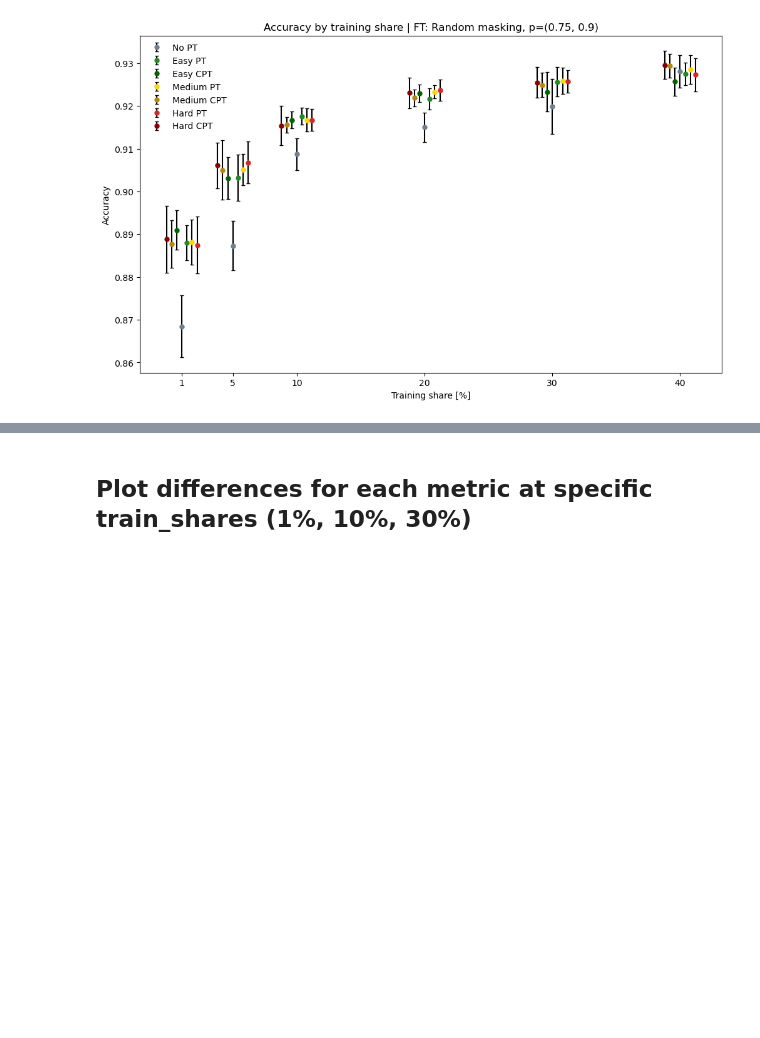
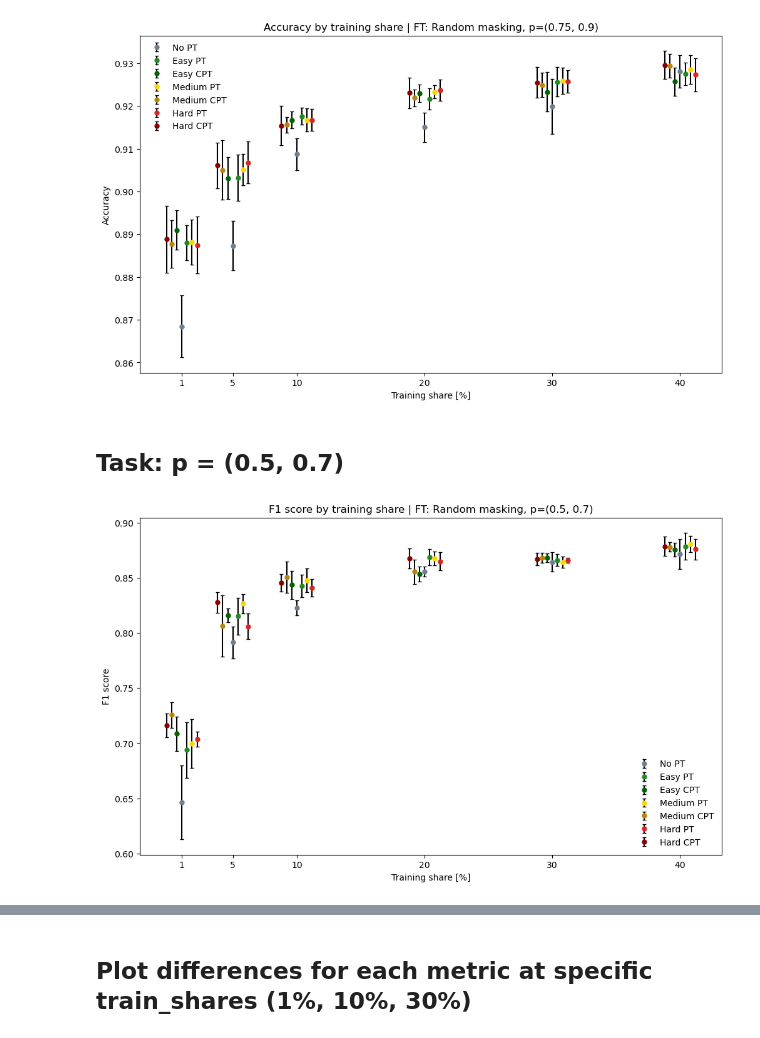
Before and after one commit to jespeols/ARFusion, a Jupyter notebook: CV_analysis.ipynb, the cells around one changed output, grey strips where cells are left out. Cells and saved outputs as stored; diff of their text form; code cells hidden in the pictures; blank space fills up the shorter version.

```diff
--- a/CV_analysis.ipynb
+++ b/CV_analysis.ipynb
@@ -1096,3 +1121,40 @@ plt.savefig(savepath, bbox_inches='tight', dpi=300, transparent=True)
 plt.show()
 # %% [output]
 [figure]
+# %% [markdown]
+## Task: p = (0.5, 0.7)
+# %%
+df_CV_noPT = load_and_create_train_share_df('No PT', '0.5_0.7')
+df_CV_easyPT = load_and_create_train_share_df('Easy PT', '0.5_0.7')
+df_CV_easyCPT = load_and_create_train_share_df('Easy CPT', '0.5_0.7')
+df_CV_mediumPT = load_and_create_train_share_df('Medium PT', '0.5_0.7')
+df_CV_mediumCPT = load_and_create_train_share_df('Medium CPT', '0.5_0.7')
+df_CV_hardPT = load_and_create_train_share_df('Hard PT', '0.5_0.7')
+df_CV_hardCPT = load_and_create_train_share_df('Hard CPT', '0.5_0.7')
+# %%
+train_shares = [1, 5, 10, 20, 30, 40] # in percent
+_, ax = plt.subplots(figsize=(12, 7))
+ax.errorbar(train_shares, df_CV_noPT.loc['F1', 'avg'], yerr=df_CV_noPT.loc['F1', 'std'],
+            fmt='o', capsize=2, ecolor='k', color='slategray', label='No PT', markersize=5)
+ax.errorbar([s+0.4 for s in train_shares], df_CV_easyPT.loc['F1', 'avg'], yerr=df_CV_easyPT.loc['F1', 'std'],
+            fmt='o', capsize=2, ecolor='k', color='forestgreen', label='Easy PT', markersize=5)
+ax.errorbar([s-0.4 for s in train_shares], df_CV_easyCPT.loc['F1', 'avg'], yerr=df_CV_easyCPT.loc['F1', 'std'],
+            fmt='o', capsize=2, ecolor='k', color='darkgreen', label='Easy CPT', markersize=5)
+ax.errorbar([s+0.8 for s in train_shares], df_CV_mediumPT.loc['F1', 'avg'], yerr=df_CV_mediumPT.loc['F1', 'std'],
+            fmt='o', capsize=2, ecolor='k', color='gold', label='Medium PT', markersize=5)
+ax.errorbar([s-0.8 for s in train_shares], df_CV_mediumCPT.loc['F1', 'avg'], yerr=df_CV_mediumCPT.loc['F1', 'std'],
+            fmt='o', capsize=2, ecolor='k', color='darkgoldenrod', label='Medium CPT', markersize=5)
+ax.errorbar([s+1.2 for s in train_shares], df_CV_hardPT.loc['F1', 'avg'], yerr=df_CV_hardPT.loc['F1', 'std'],
+            fmt='o', capsize=2, ecolor='k', color='tab:red', label='Hard PT', markersize=5)
+ax.errorbar([s-1.2 for s in train_shares], df_CV_hardCPT.loc['F1', 'avg'], yerr=df_CV_hardCPT.loc['F1', 'std'],
+            fmt='o', capsize=2, ecolor='k', color='darkred', label='Hard CPT', markersize=5)
+ax.set_title('F1 score by training share | FT: Random masking, p=(0.5, 0.7)')
+ax.set_xlabel('Training share [%]')
+ax.set_ylabel('F1 score')
+ax.set_xticks(train_shares)
+ax.legend(framealpha=0)
+savepath = os.path.join(BASE_DIR, 'results', 'figures', 'M_02_28', '0.5_rnd0.7FT_F1_vs_t-share.png')
+plt.savefig(savepath, bbox_inches='tight', dpi=300, transparent=True)
+plt.show()
+# %% [output]
+[figure, added]
```
Also changed, not shown: parts of 43 cells of this notebook, 2 other files.
